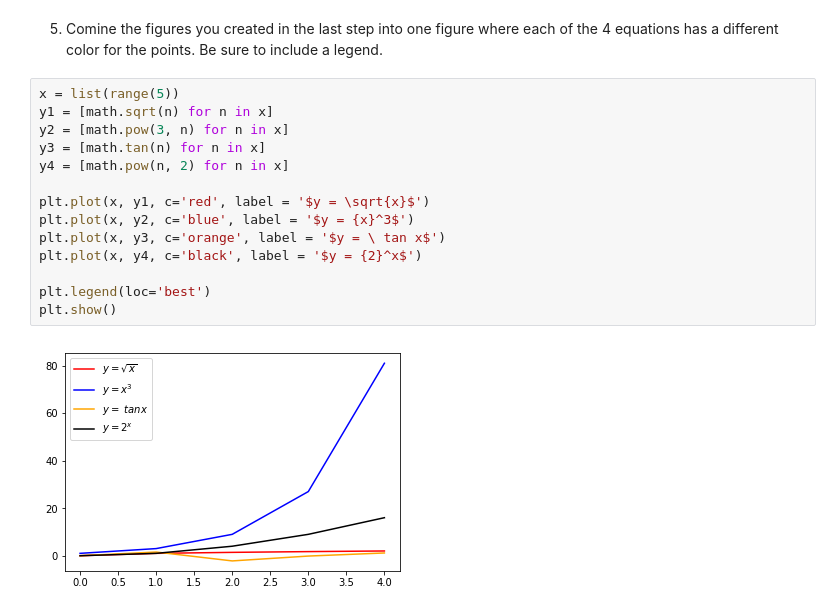
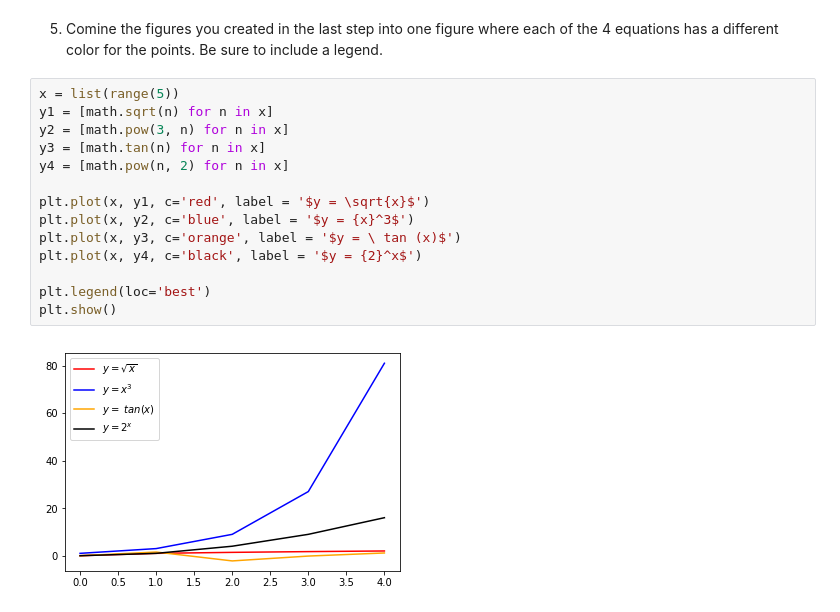
Before and after one commit to escalante-eric/python-exercises, a Jupyter notebook: 4.6_matplotlib_exercises.ipynb, the cells around one changed output. Drawn from its saved outputs; the diff is of its cells as text.

```diff
--- a/4.6_matplotlib_exercises.ipynb
+++ b/4.6_matplotlib_exercises.ipynb
@@ -88,16 +135,16 @@ plt.show()
 # %%
 x = list(range(5))
 y1 = [math.sqrt(n) for n in x]
 y2 = [math.pow(3, n) for n in x]
 y3 = [math.tan(n) for n in x]
 y4 = [math.pow(n, 2) for n in x]
 
 plt.plot(x, y1, c='red', label = '$y = \sqrt{x}$')
 plt.plot(x, y2, c='blue', label = '$y = {x}^3$')
-plt.plot(x, y3, c='orange', label = '$y = \ tan x$')
+plt.plot(x, y3, c='orange', label = '$y = \ tan (x)$')
 plt.plot(x, y4, c='black', label = '$y = {2}^x$')
 
 plt.legend(loc='best')
 plt.show()
 # %% [output]
-[figure, old version]
+[figure, new version]
```
Also changed, not shown: parts of 9 cells of this notebook.
